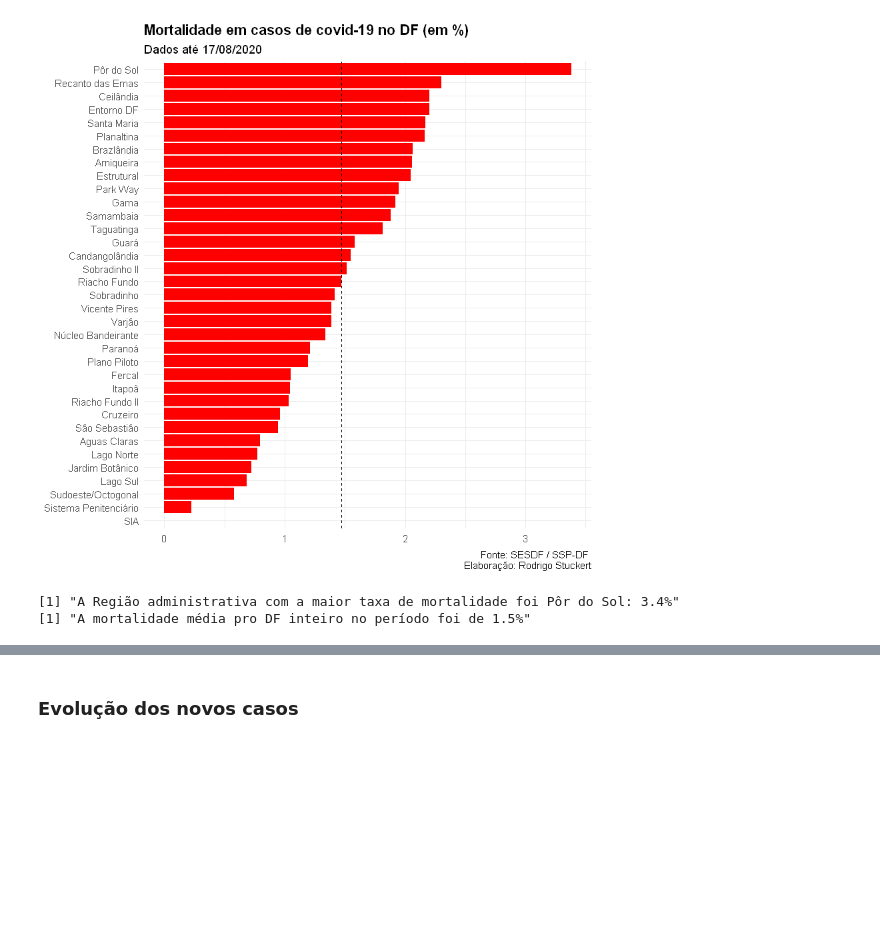
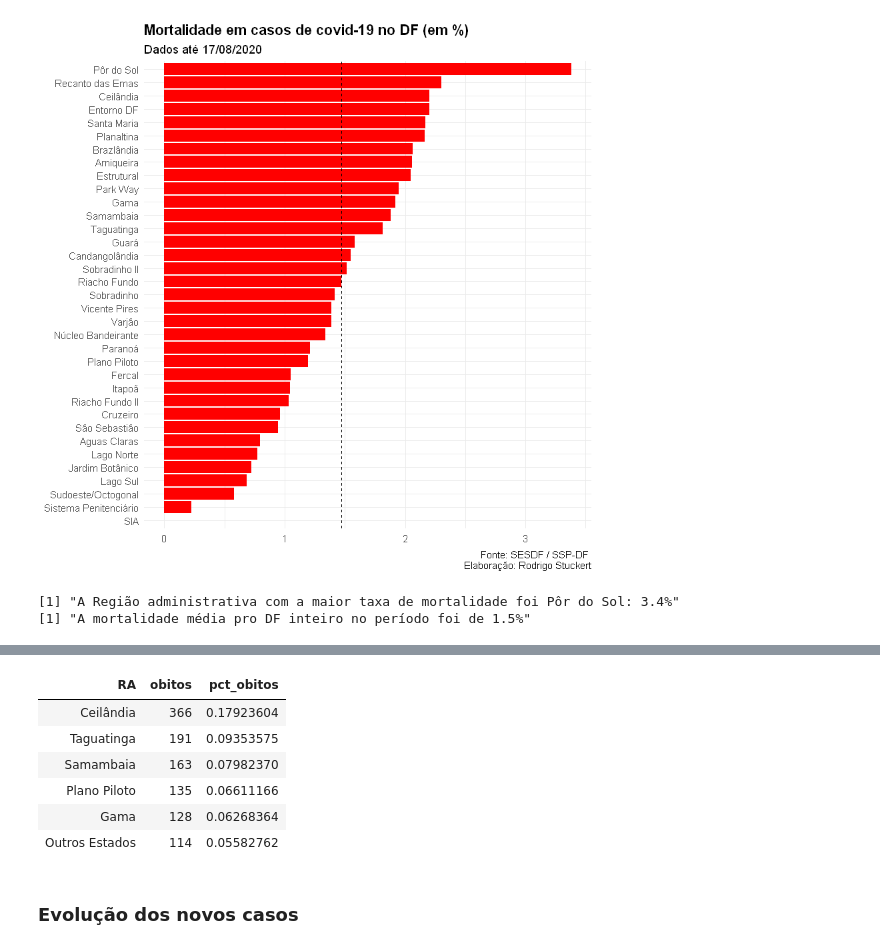
Before and after one commit to rstuckert3/covid_df, a Jupyter notebook: covid_notebook.ipynb, the cells around one changed output, grey strips where cells are left out. Drawn from its saved outputs; the diff is of its cells as text; code cells hidden in the pictures; blank space fills up the shorter version.

```diff
--- a/covid_notebook.ipynb
+++ b/covid_notebook.ipynb
@@ -371,3 +385,13 @@ print(stringr::str_c("A mortalidade média pro DF inteiro no período foi de ",
+# %%
+head(df_RA[order(-df_RA$pct_obitos), c("RA", "obitos", "pct_obitos")], n = 6)
+# %% [output]
+| RA | obitos | pct_obitos |
+| Ceilândia | 366 | 0.17923604 |
+| Taguatinga | 191 | 0.09353575 |
+| Samambaia | 163 | 0.07982370 |
+| Plano Piloto | 135 | 0.06611166 |
+| Gama | 128 | 0.06268364 |
+| Outros Estados | 114 | 0.05582762 |
 # %% [markdown]
 ### Evolução dos novos casos
 # %% [markdown]
```
Also changed, not shown: parts of 2 cells of this notebook.
